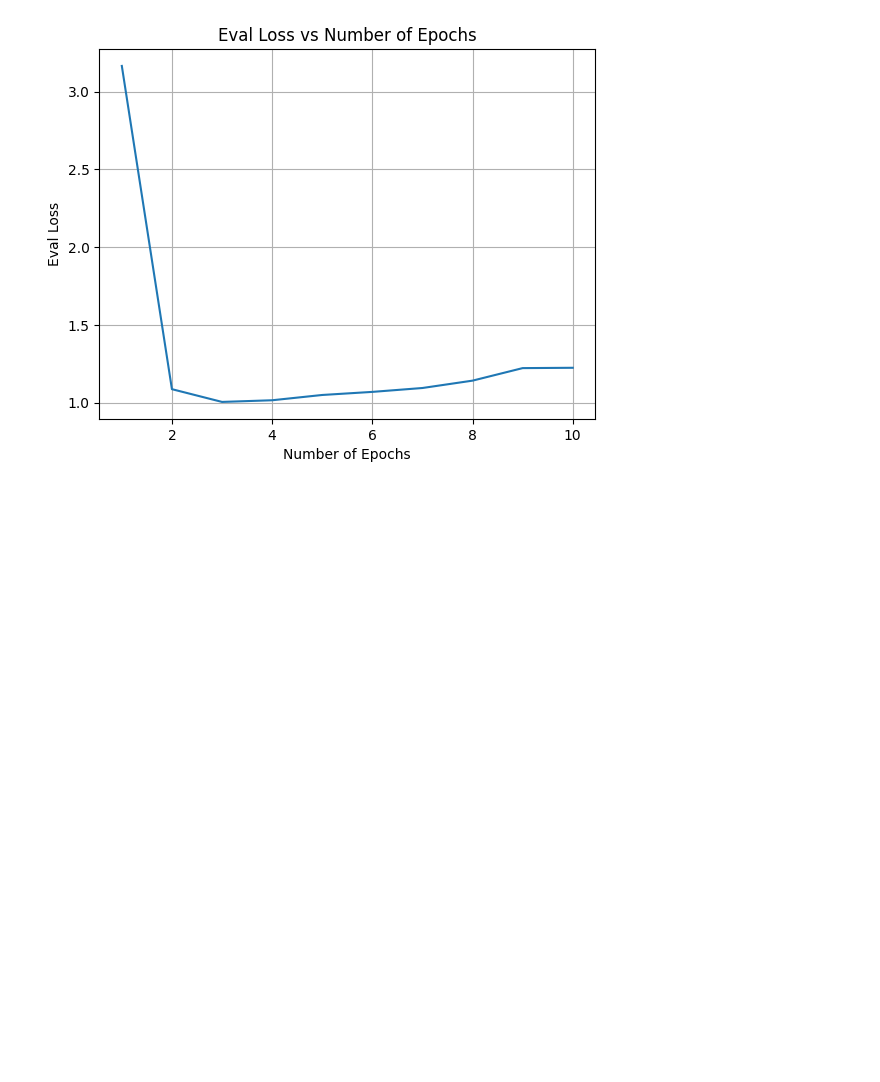
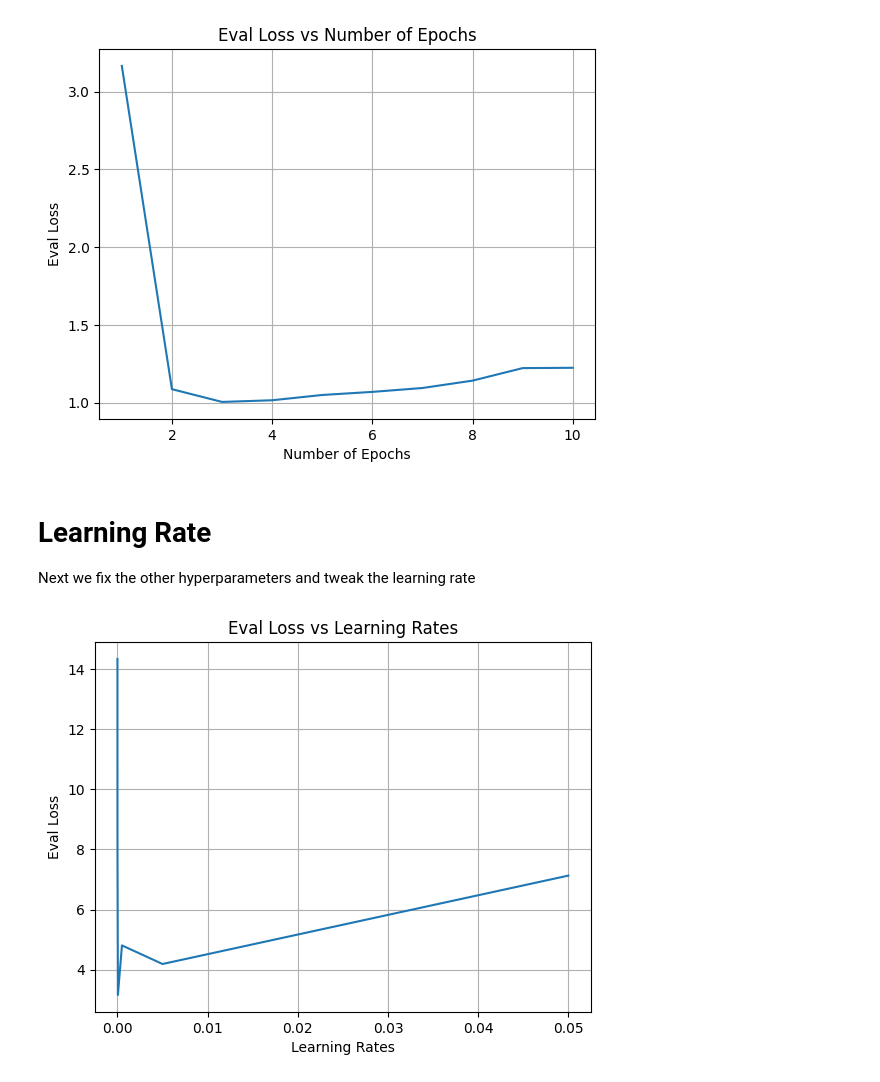
Before and after one commit to ClaudiaYao/PDF_conversion, a Jupyter notebook: model_summarizer/BartSummarizer.ipynb, the cells around one changed output. Cells and saved outputs as stored; diff of their text form; code cells hidden in the pictures; blank space fills up the shorter version.

Commit message:
tweak learning rate:

```diff
--- a/model_summarizer/BartSummarizer.ipynb
+++ b/model_summarizer/BartSummarizer.ipynb
@@ -67,3 +72,7 @@ plt.grid(True)
 plt.show()
 # %% [output]
 [figure]
+# %% [markdown]
+# Learning Rate
+
+Next we fix the other hyperparameters and tweak the learning rate
@@ -70,3 +102,30 @@ plt.show()
+# %%
+# Recorded results from previous trainings
+learning_rate_metrics = [
+  {'eval_loss': 7.129705429077148, 'eval_runtime': 1.3286, 'eval_samples_per_second': 130.964, 'eval_steps_per_second': 16.559, 'epoch': 1.0},
+  {'eval_loss': 4.191491603851318, 'eval_runtime': 1.3749, 'eval_samples_per_second': 126.557, 'eval_steps_per_second': 16.001, 'epoch': 1.0},
+  {'eval_loss': 4.809343338012695, 'eval_runtime': 1.3561, 'eval_samples_per_second': 128.309, 'eval_steps_per_second': 16.223, 'epoch': 1.0},
+  {'eval_loss': 3.163576364517212, 'eval_runtime': 1.4351, 'eval_samples_per_second': 121.244, 'eval_steps_per_second': 15.33, 'epoch': 1.0},
+  {'eval_loss': 7.9258036613464355, 'eval_runtime': 1.4346, 'eval_samples_per_second': 121.286, 'eval_steps_per_second': 15.335, 'epoch': 1.0},
+  {'eval_loss': 11.113795280456543, 'eval_runtime': 1.3722, 'eval_samples_per_second': 126.805, 'eval_steps_per_second': 16.033, 'epoch': 1.0},
+  {'eval_loss': 13.939626693725586, 'eval_runtime': 24.0448, 'eval_samples_per_second': 7.236, 'eval_steps_per_second': 0.915, 'epoch': 1.0},
+  {'eval_loss': 14.29739761352539, 'eval_runtime': 1.4558, 'eval_samples_per_second': 119.526, 'eval_steps_per_second': 15.112, 'epoch': 1.0},
+  {'eval_loss': 14.332598686218262, 'eval_runtime': 5.2108, 'eval_samples_per_second': 33.392, 'eval_steps_per_second': 4.222, 'epoch': 1.0},
+]
+
+data = [
+  metric['eval_loss']
+  for metric in learning_rate_metrics
+]
+plt.plot(learning_rates, data)
+
+plt.xlabel("Learning Rates")
+plt.ylabel("Eval Loss")
+plt.title("Eval Loss vs Learning Rates")
+plt.grid(True)
+plt.show()
+# %% [output]
+[figure, added]
 # %% [markdown]
 # Test Model
 
```
Also changed, not shown: parts of 6 cells of this notebook, 5 other files.
